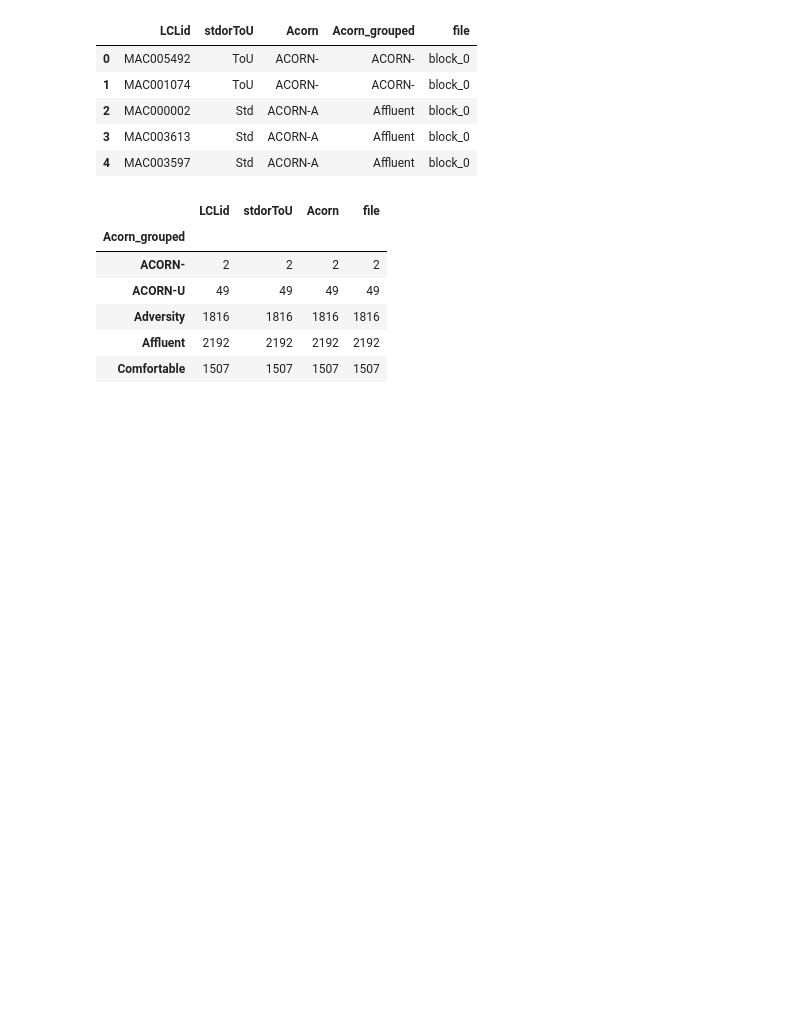
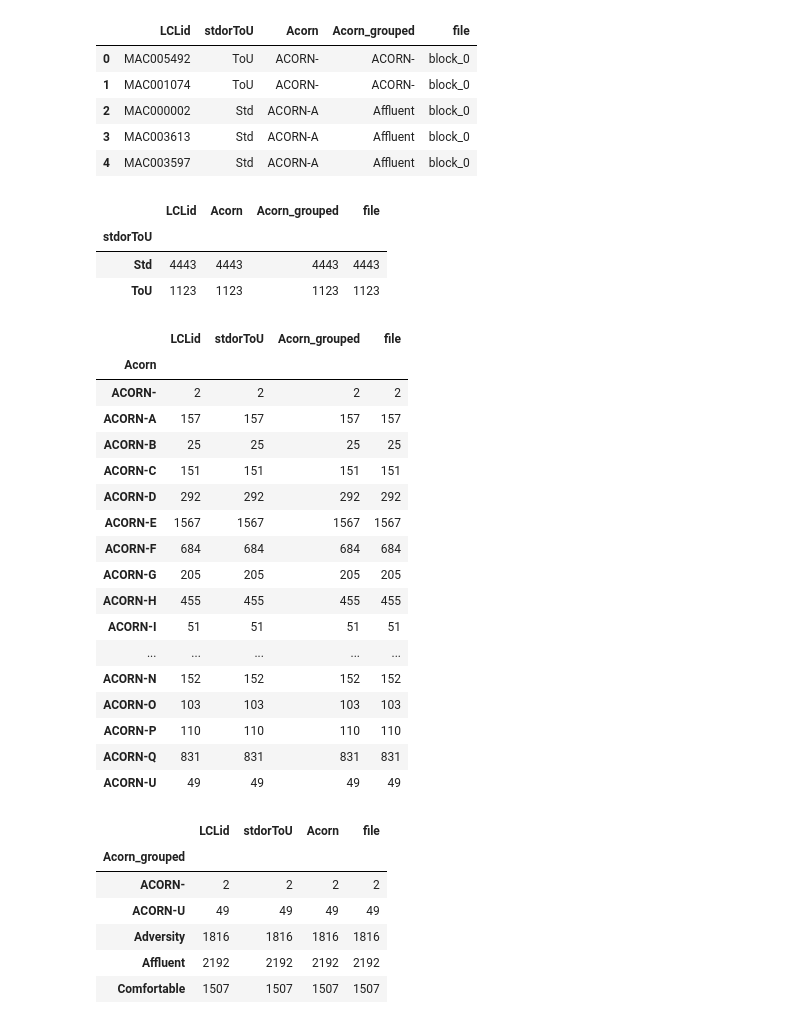
Before and after one commit to brepowell/EnergyConsumption, a Jupyter notebook: LondonDataExploration.ipynb, the cells around one changed output. Saved outputs shown, nothing was run; the diff lists cells and outputs as text; code cells hidden in the pictures; blank space fills up the shorter version.

```diff
--- a/LondonDataExploration.ipynb
+++ b/LondonDataExploration.ipynb
@@ -594,6 +600,34 @@ house.head()
 | 2 | MAC000002 | Std | ACORN-A | Affluent | block_0 |
 | 3 | MAC003613 | Std | ACORN-A | Affluent | block_0 |
 | 4 | MAC003597 | Std | ACORN-A | Affluent | block_0 |
+# %%
+house.groupby("stdorToU").count()
+# %% [output]
+|  | LCLid | Acorn | Acorn_grouped | file |
+| stdorToU |  |  |  |  |
+| Std | 4443 | 4443 | 4443 | 4443 |
+| ToU | 1123 | 1123 | 1123 | 1123 |
+# %%
+house.groupby("Acorn").count()
+# %% [output]
+|  | LCLid | stdorToU | Acorn_grouped | file |
+| Acorn |  |  |  |  |
+| ACORN- | 2 | 2 | 2 | 2 |
+| ACORN-A | 157 | 157 | 157 | 157 |
+| ACORN-B | 25 | 25 | 25 | 25 |
+| ACORN-C | 151 | 151 | 151 | 151 |
+| ACORN-D | 292 | 292 | 292 | 292 |
+| ACORN-E | 1567 | 1567 | 1567 | 1567 |
+| ACORN-F | 684 | 684 | 684 | 684 |
+| ACORN-G | 205 | 205 | 205 | 205 |
+| ACORN-H | 455 | 455 | 455 | 455 |
+| ACORN-I | 51 | 51 | 51 | 51 |
+| ... | ... | ... | ... | ... |
+| ACORN-N | 152 | 152 | 152 | 152 |
+| ACORN-O | 103 | 103 | 103 | 103 |
+| ACORN-P | 110 | 110 | 110 | 110 |
+| ACORN-Q | 831 | 831 | 831 | 831 |
+| ACORN-U | 49 | 49 | 49 | 49 |
 # %%
 # There are more people in the Affluent category, but some in Adversity or Comfortable too.
 house.groupby("Acorn_grouped").count()
```
Also changed, not shown: parts of 3 cells of this notebook, 2 other files.
